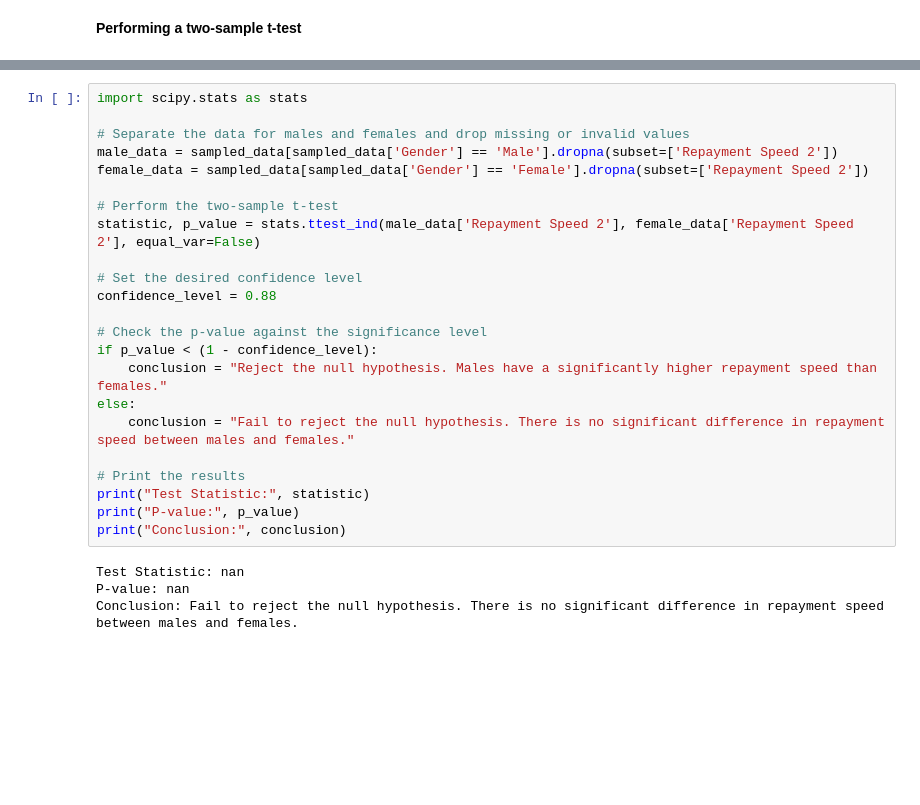
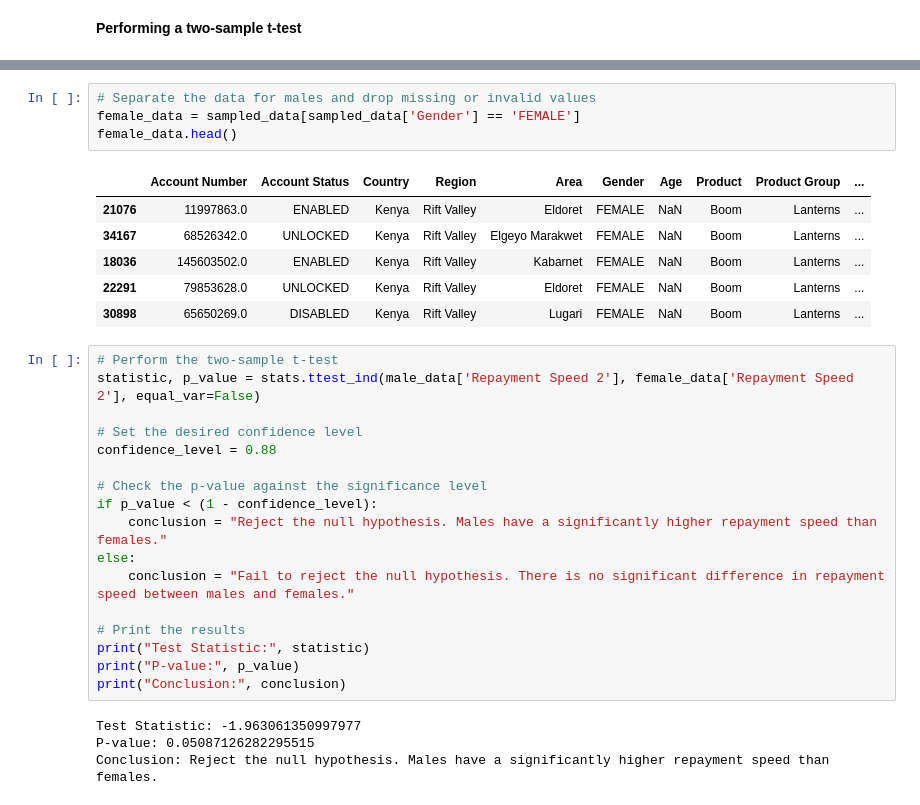
Before and after one commit to baker371/case_study, a Jupyter notebook: Qn_3/Statistical_Strength.ipynb, the cells around one changed output, grey strips where cells are left out. Cells and saved outputs as stored; diff of their text form; blank space fills up the shorter version.

```diff
--- a/Qn_3/Statistical_Strength.ipynb
+++ b/Qn_3/Statistical_Strength.ipynb
@@ -132,10 +146,15 @@ b.	The company would want to determine if the males have a higher repayment spee
+# %%
+# Separate the data for males and drop missing or invalid values
+female_data = sampled_data[sampled_data['Gender'] == 'FEMALE']
+female_data.head()
+# %% [output]
+|  | Account Number | Account Status | Country | Region | Area | Gender | Age | Product | Product Group | ... |
+| 21076 | 11997863.0 | ENABLED | Kenya | Rift Valley | Eldoret | FEMALE | NaN | Boom | Lanterns | ... |
+| 34167 | 68526342.0 | UNLOCKED | Kenya | Rift Valley | Elgeyo Marakwet | FEMALE | NaN | Boom | Lanterns | ... |
+| 18036 | 145603502.0 | ENABLED | Kenya | Rift Valley | Kabarnet | FEMALE | NaN | Boom | Lanterns | ... |
+| 22291 | 79853628.0 | UNLOCKED | Kenya | Rift Valley | Eldoret | FEMALE | NaN | Boom | Lanterns | ... |
+| 30898 | 65650269.0 | DISABLED | Kenya | Rift Valley | Lugari | FEMALE | NaN | Boom | Lanterns | ... |
 # %%
-import scipy.stats as stats
-
-# Separate the data for males and females and drop missing or invalid values
-male_data = sampled_data[sampled_data['Gender'] == 'Male'].dropna(subset=['Repayment Speed 2'])
-female_data = sampled_data[sampled_data['Gender'] == 'Female'].dropna(subset=['Repayment Speed 2'])
-
 # Perform the two-sample t-test
 statistic, p_value = stats.ttest_ind(male_data['Repayment Speed 2'], female_data['Repayment Speed 2'], equal_var=False)
 
@@ -153,6 +172,6 @@ print("Test Statistic:", statistic)
 print("P-value:", p_value)
 print("Conclusion:", conclusion)
 # %% [output]
-Test Statistic: nan
-P-value: nan
-Conclusion: Fail to reject the null hypothesis. There is no significant difference in repayment speed between males and females.
+Test Statistic: -1.963061350997977
+P-value: 0.05087126282295515
+Conclusion: Reject the null hypothesis. Males have a significantly higher repayment speed than females.
```
Also changed, not shown: parts of 3 cells of this notebook.
